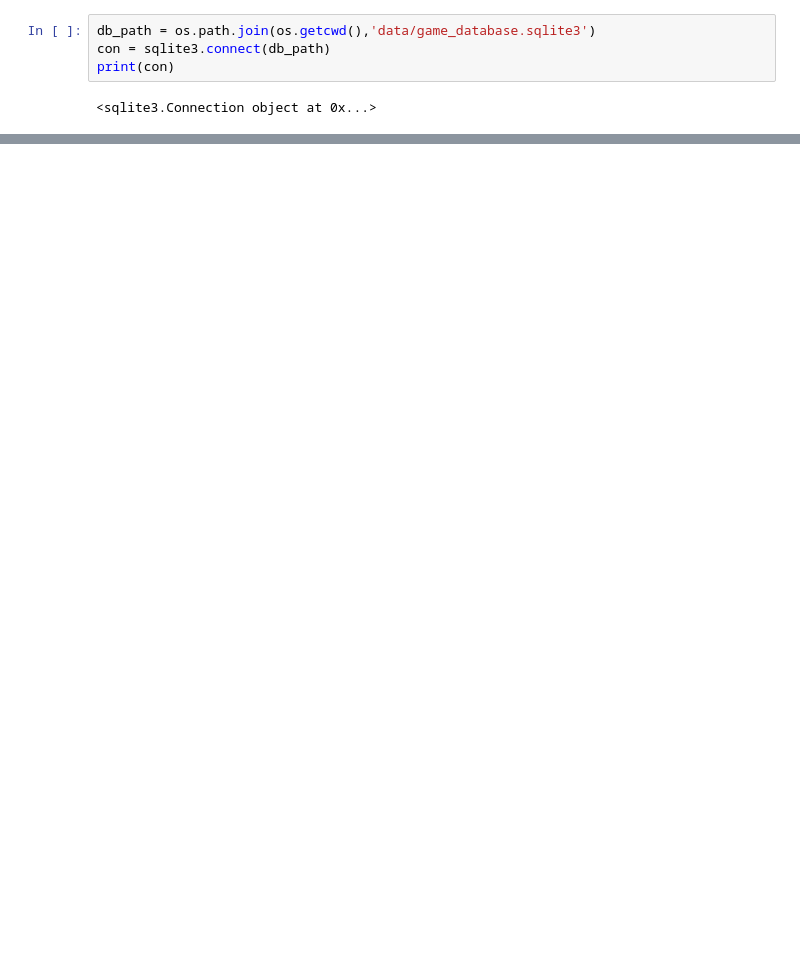
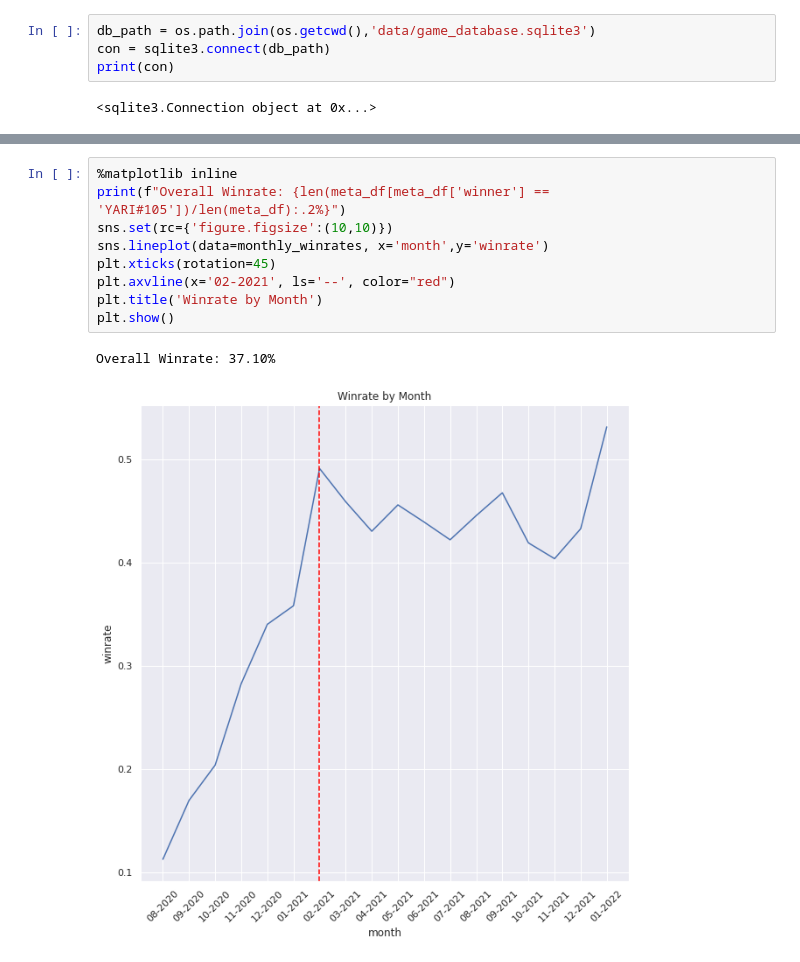
Before and after one commit to BryanEastman/Slippi-Dash, a Jupyter notebook: Game Analysis Notebook.ipynb, the cells around one changed output, grey strips where cells are left out. Saved outputs shown, nothing was run; the diff lists cells and outputs as text; blank space fills up the shorter version.

```diff
--- a/Game Analysis Notebook.ipynb
+++ b/Game Analysis Notebook.ipynb
@@ -62,0 +145,12 @@ print(len(meta_df[meta_df["winner"] == "YARI#105"]) / len(meta_df))
+# %%
+%matplotlib inline
+print(f"Overall Winrate: {len(meta_df[meta_df['winner'] == 'YARI#105'])/len(meta_df):.2%}")
+sns.set(rc={'figure.figsize':(10,10)})
+sns.lineplot(data=monthly_winrates, x='month',y='winrate')
+plt.xticks(rotation=45)
+plt.axvline(x='02-2021', ls='--', color="red")
+plt.title('Winrate by Month')
+plt.show()
+# %% [output]
+Overall Winrate: 37.10%
+[figure, added]
```
Also changed, not shown: parts of 14 cells of this notebook, 2 other files.
